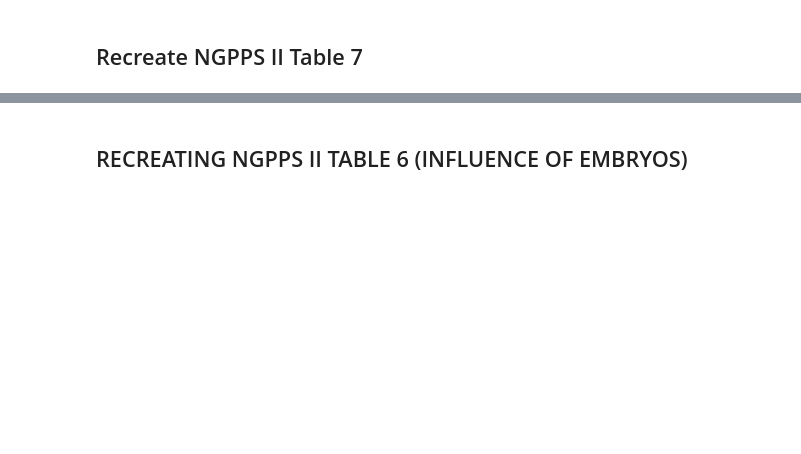
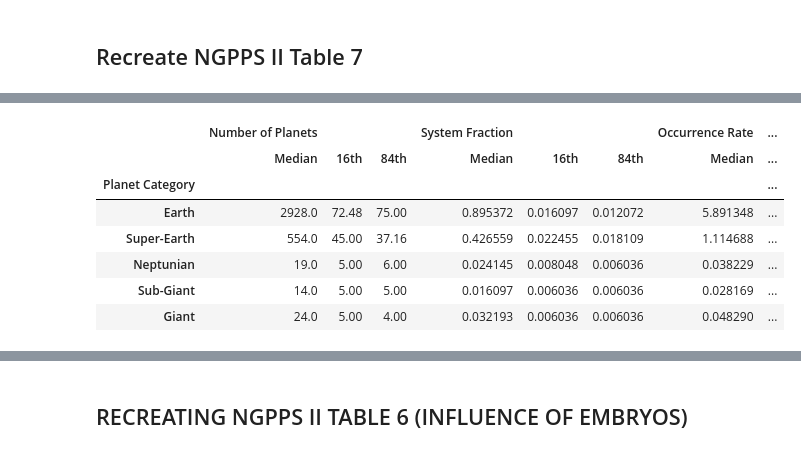
Before and after one commit to ChrisBoettner/plato, a Jupyter notebook: notebooks/06_planet_populations.ipynb, the cells around one changed output, grey strips where cells are left out. Cells and saved outputs as stored; diff of their text form; code cells hidden in the pictures; blank space fills up the shorter version.

```diff
--- a/notebooks/06_planet_populations.ipynb
+++ b/notebooks/06_planet_populations.ipynb
@@ -101,14 +114,25 @@ halo_population_model = PopulationModel(
     additional_columns=["Population"],
 )
 # %%
-halo_mocks = [halo_population_model.create_mock_population() for _ in range(100)]
+halo_mocks = [halo_population_model.create_mock_population() for _ in range(300)]
 halo_metrics = [
     metrics.calculate_metrics(
         mock,
         number_of_systems=sum(fields["Population"] == "Halo"),
     )
     for mock in halo_mocks
 ]
-halo_table = metrics.calculate_metric_stats(
+halo_table = metrics.calculate_metrics_stats(
     halo_metrics, grouping_column="Planet Category"
 )
+
+halo_table.reindex(["Earth", "Super-Earth", "Neptunian", "Sub-Giant", "Giant"])
+# %% [output]
+|  | Number of Planets |  |  | System Fraction |  |  | Occurrence Rate | ... |
+|  | Median | 16th | 84th | Median | 16th | 84th | Median | ... |
+| Planet Category |  |  |  |  |  |  |  | ... |
+| Earth | 2928.0 | 72.48 | 75.00 | 0.895372 | 0.016097 | 0.012072 | 5.891348 | ... |
+| Super-Earth | 554.0 | 45.00 | 37.16 | 0.426559 | 0.022455 | 0.018109 | 1.114688 | ... |
+| Neptunian | 19.0 | 5.00 | 6.00 | 0.024145 | 0.008048 | 0.006036 | 0.038229 | ... |
+| Sub-Giant | 14.0 | 5.00 | 5.00 | 0.016097 | 0.006036 | 0.006036 | 0.028169 | ... |
+| Giant | 24.0 | 5.00 | 4.00 | 0.032193 | 0.006036 | 0.006036 | 0.048290 | ... |
```
Also changed, not shown: parts of 10 cells of this notebook, 2 other files.
